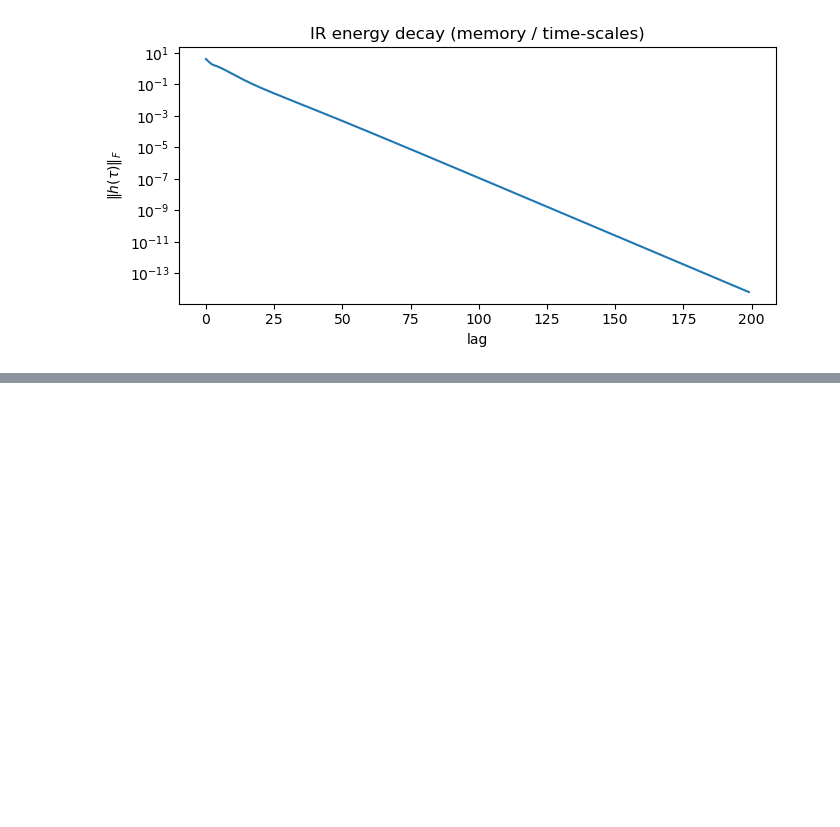
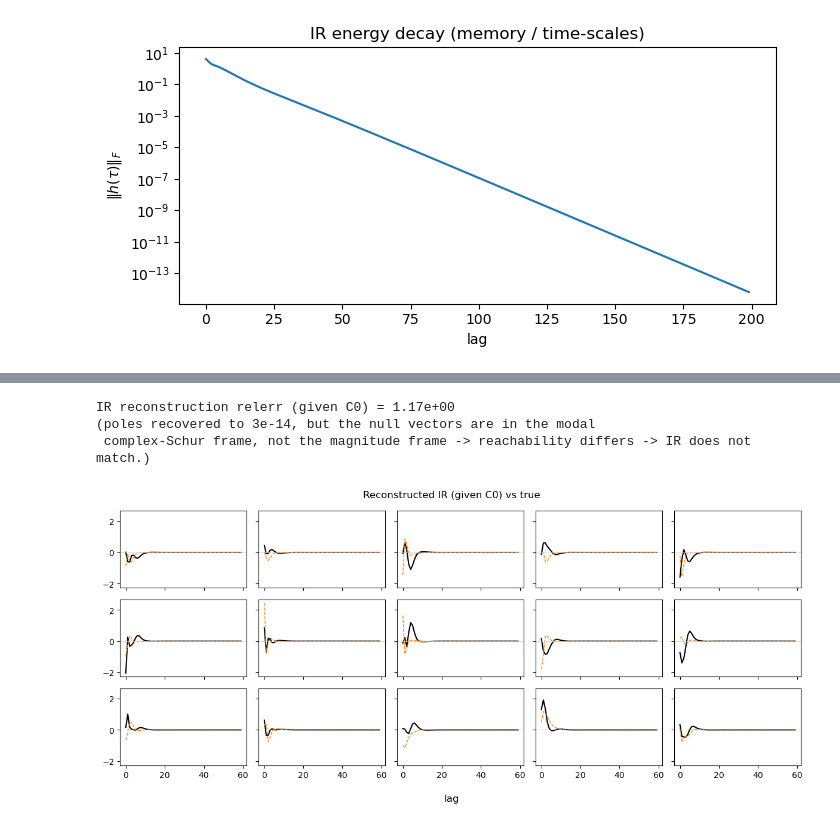
Before and after one commit to QFStudent/genesis-alpha, a Jupyter notebook: notebooks/test_mor.ipynb, the cells around one changed output, grey strips where cells are left out. Cells and saved outputs as stored; diff of their text form; code cells hidden in the pictures; blank space fills up the shorter version.

```diff
--- a/notebooks/test_mor.ipynb
+++ b/notebooks/test_mor.ipynb
@@ -81,0 +348,6 @@ array([0.00523246, 0.04632223, 0.12447962, 0.23205404, 0.35851535,
+# %%
+sys_test = null_basis_realization_real(w_rec, V0)
+# %%
+A_rec = np.asarray(sys_test.A(dense=True))
+# %%
+B_rec = np.asarray(sys_test.B(dense=True))
@@ -81,0 +358,24 @@ array([0.00523246, 0.04632223, 0.12447962, 0.23205404, 0.35851535,
+# %%
+# B_rec = np.asarray(sys_rec.B(dense=True))
+ir_rec = np.real(np.tensordot(C0, np.asarray(krylov_basis(A_rec, B_rec, L)), (-1, 0)))
+relerr = np.linalg.norm(ir_rec - ir_true) / np.linalg.norm(ir_true)
+print(f'IR reconstruction relerr (given C0) = {relerr:.2e}')
+print(f'(poles recovered to {pole_err(w_rec, poles_true):.0e}, but the null vectors are in the modal')
+print(' complex-Schur frame, not the magnitude frame -> reachability differs -> IR does not match.)')
+# %% [output]
+IR reconstruction relerr (given C0) = 1.17e+00
+(poles recovered to 3e-14, but the null vectors are in the modal
+ complex-Schur frame, not the magnitude frame -> reachability differs -> IR does not match.)
+# %%
+showr = min(60, L)
+fig, axes = plt.subplots(p, q, figsize=(2.4*q, 1.8*p), sharex=True, sharey=True)
+for i in range(p):
+    for j in range(q):
+        ax = axes[i, j]
+        ax.plot(np.arange(showr), ir_true[i, j, :showr], 'k-', lw=1.5, label='true')
+        ax.plot(np.arange(showr), ir_rec[i, j, :showr], 'C1--', lw=1, label='recovered')
+        ax.axhline(0, color='0.8', lw=0.6)
+fig.supxlabel('lag'); fig.suptitle('Reconstructed IR (given C0) vs true')
+fig.tight_layout(); plt.show()
+# %% [output]
+[figure, added]
```
Also changed, not shown: parts of 33 cells of this notebook, 34 other files.
